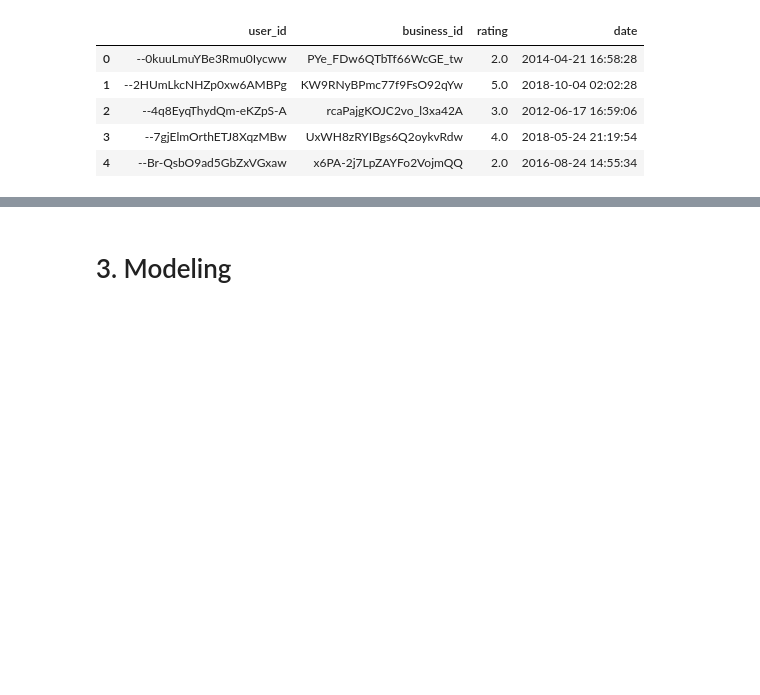
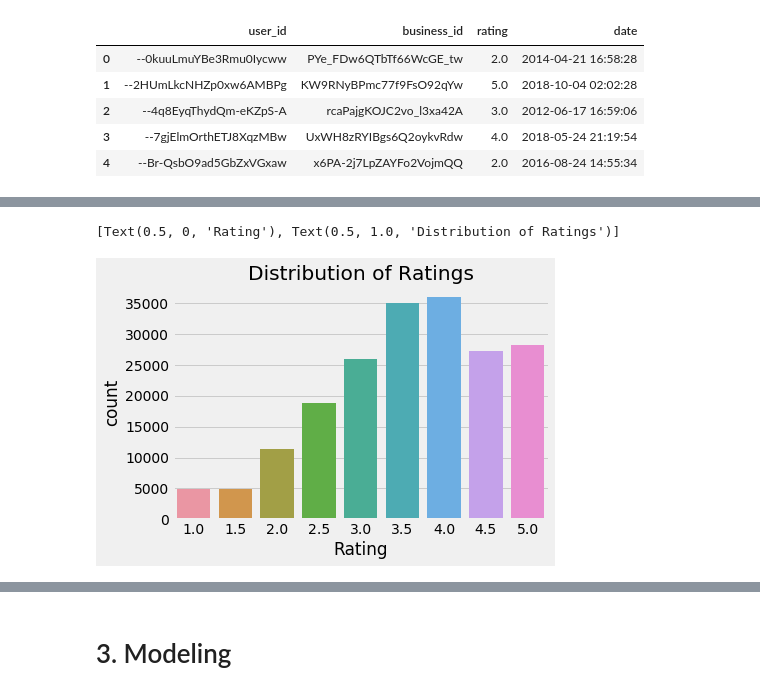
Before and after one commit to thisismeg/personalization-final-project, a Jupyter notebook: final_report.ipynb, the cells around one changed output, grey strips where cells are left out. Drawn from its saved outputs; the diff is of its cells as text; code cells hidden in the pictures; blank space fills up the shorter version.

Commit message:
add EDA graphs

```diff
--- a/final_report.ipynb
+++ b/final_report.ipynb
@@ -138,7 +138,7 @@ actual_y.head()
 
 businesses = convert_json_to_df(path, 'business.json', ['business_id', 'city', 'state', 'stars',
                                                         'review_count', 'is_open', 'attributes',
-                                                        'categories', 'hours', 'latitude', 'longitude'])
+                                                        'categories', 'hours', 'latitude', 'longitude', 'name'])
 # %%
 businesses.head()
 # %% [output]
@@ -171,3 +171,9 @@ users.head()
 tips =  convert_json_to_df(path, 'tip.json', ['text', 'date', 'compliment_count', 'business_id', 'user_id'])
 # %%
 photos = convert_json_to_df(path, 'photo.json', ['photo_id', 'business_id'])
+# %%
+chart = sns.countplot(x='stars',data=businesses)
+chart.set(xlabel='Rating', title='Distribution of Ratings')
+# %% [output]
+[Text(0.5, 0, 'Rating'), Text(0.5, 1.0, 'Distribution of Ratings')]
+[figure, added]
```
Also changed, not shown: parts of 4 cells of this notebook, 1 other file.
